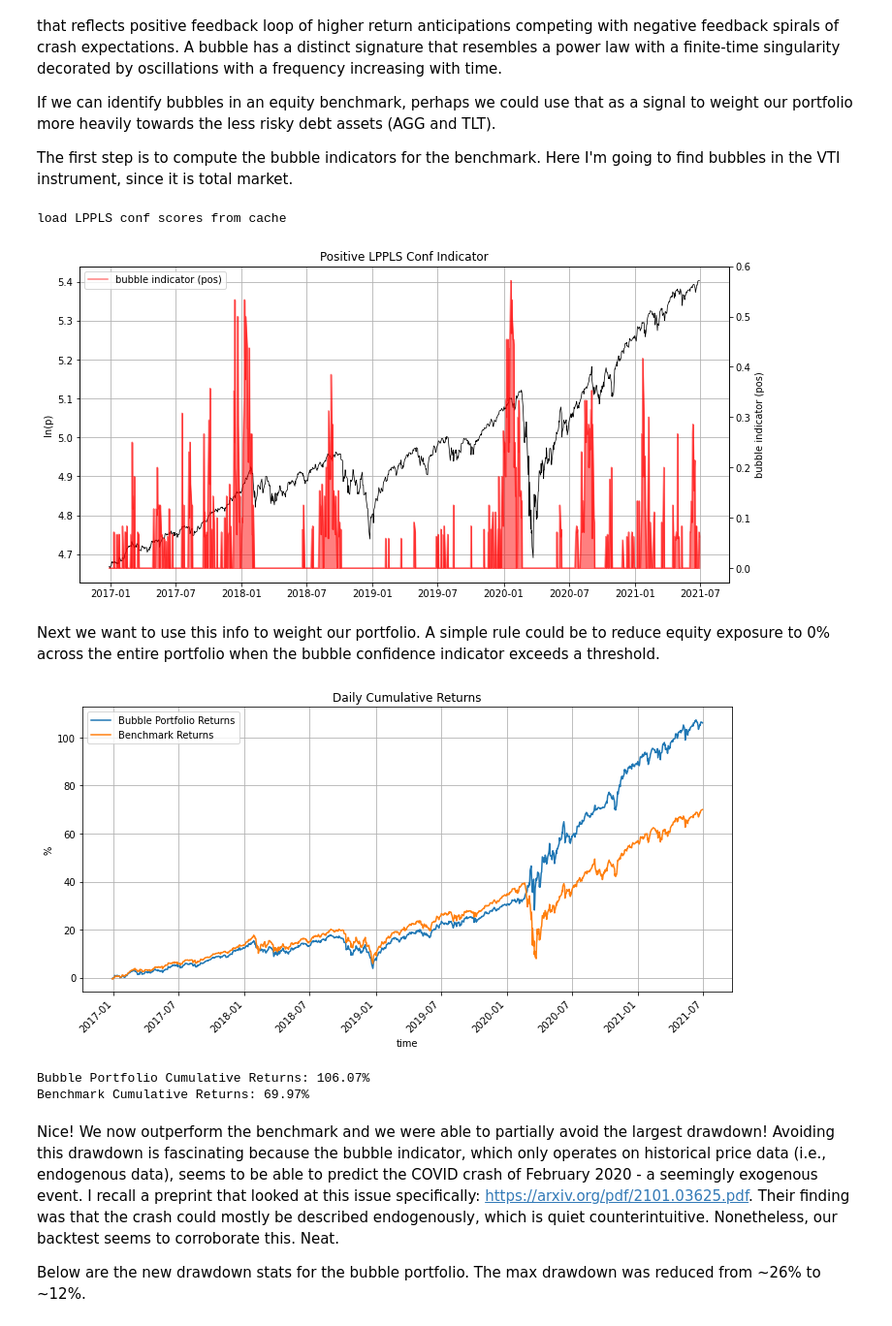
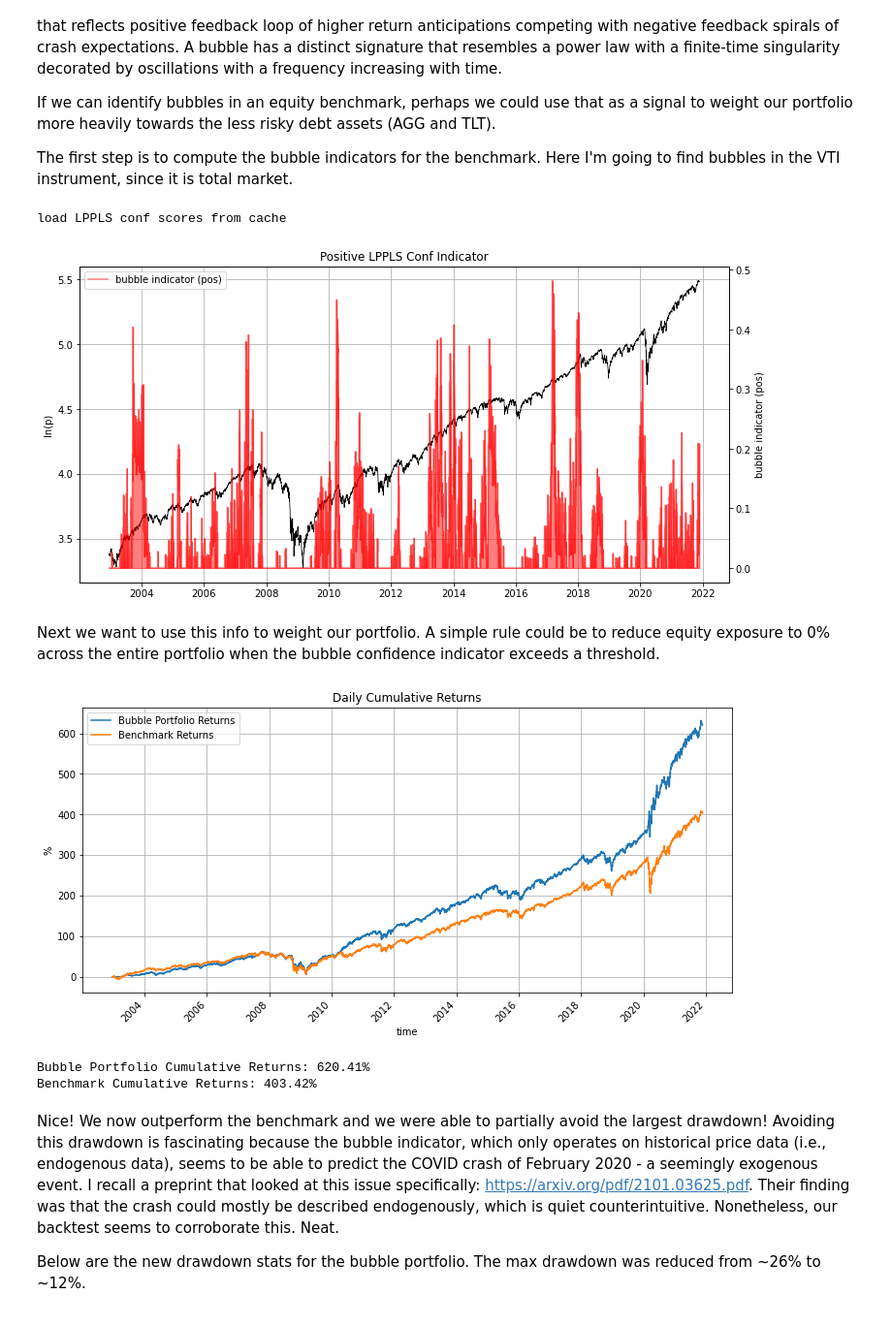
Before and after one commit to Boulder-Investment-Technologies/lppls-ci_tactical_asset_allocation, a Jupyter notebook: avoiding_bubbles.ipynb, the cells around one changed output. Shown at 97% size. Cells and saved outputs as stored; diff of their text form; code cells hidden in the pictures.

```diff
--- a/avoiding_bubbles.ipynb
+++ b/avoiding_bubbles.ipynb
@@ -47,8 +47,8 @@ import yfinance as yf
 
 from utils import plotting as plt_u # import utility functions for plotting
 
-START = '2016-06-30'
-END = '2021-06-30'
+START = '1997-05-30'
+END = '2021-11-24'
 LOOKBACK = 21 * 6 # 21 days in a trading month
 UNIVERSE_CSV = 'data/universe.csv'
 LPPLS_CONF_CSV = 'data/confidence.csv'
@@ -67,7 +67,7 @@ if not exists(UNIVERSE_CSV):
     adj_close_list = []
     for ticker in tickers:
         ticker_module = yf.Ticker(ticker)
-        data = yf.download(ticker, start='2016-06-30', end='2021-06-30')
+        data = yf.download(ticker, start=START, end=END)
         adj_close = data['Adj Close']
         adj_close.rename(f'{ticker} Adj Close', inplace=True)
         adj_close_list.append(adj_close)
@@ -167,30 +167,30 @@ lppls_model = lppls.LPPLS(observations=observations)
 # %%
 # compute the indicators and cache the result
 if not exists(LPPLS_CONF_CSV):
     print('compute LPPLS conf scores fresh')
     # compute the confidence indicator
     res = lppls_model.mp_compute_nested_fits(
         workers=CPU_CORES,
-        window_size=126,
+        window_size=126*3,
         smallest_window_size=21,
         outer_increment=1,
         inner_increment=5,
         max_searches=25,
         # filter_conditions_config={} # not implemented in 0.6.x
     )
     res_df = lppls_model.compute_indicators(res)
     res_df['time'] = [pd.Timestamp.fromordinal(int(t1)) for t1 in res_df['time']]
     res_df.set_index('time', inplace=True)
     res_df.to_csv(LPPLS_CONF_CSV)
 else:
     print('load LPPLS conf scores from cache')
     res_df = pd.read_csv(LPPLS_CONF_CSV, index_col='time', parse_dates=True)
 
 # visualize the conf indicator
 plt_u.plot_pos_confidence_indicators(res_df)
 # %% [output]
 load LPPLS conf scores from cache
-[figure, old version]
+[figure, new version]
 # %% [markdown]
 Next we want to use this info to weight our portfolio. A simple rule could be to reduce equity exposure to 0% across the entire portfolio when the bubble confidence indicator exceeds a threshold.
 # %%
@@ -242,9 +242,9 @@ print(f'Bubble Portfolio Cumulative Returns: {portfolio_cumulative_return}%')
 benchmark_cumulative_return = round(((1+bp_df['Benchmark Returns']).cumprod()[-1]-1)*100, 2)
 print(f'Benchmark Cumulative Returns: {benchmark_cumulative_return}%')
 # %% [output]
-[figure, old version]
+[figure, new version]
-Bubble Portfolio Cumulative Returns: 106.07%
-Benchmark Cumulative Returns: 69.97%
+Bubble Portfolio Cumulative Returns: 620.41%
+Benchmark Cumulative Returns: 403.42%
 # %% [markdown]
 Nice! We now outperform the benchmark and we were able to partially avoid the largest drawdown! Avoiding this drawdown is fascinating because the bubble indicator, which only operates on historical price data (i.e., endogenous data), seems to be able to predict the COVID crash of February 2020 - a seemingly exogenous event. I recall a preprint that looked at this issue specifically: https://arxiv.org/pdf/2101.03625.pdf. Their finding was that the crash could mostly be described endogenously, which is quiet counterintuitive. Nonetheless, our backtest seems to corroborate this. Neat.
 
```
Also changed, not shown: parts of 9 cells of this notebook, 2 other files.
